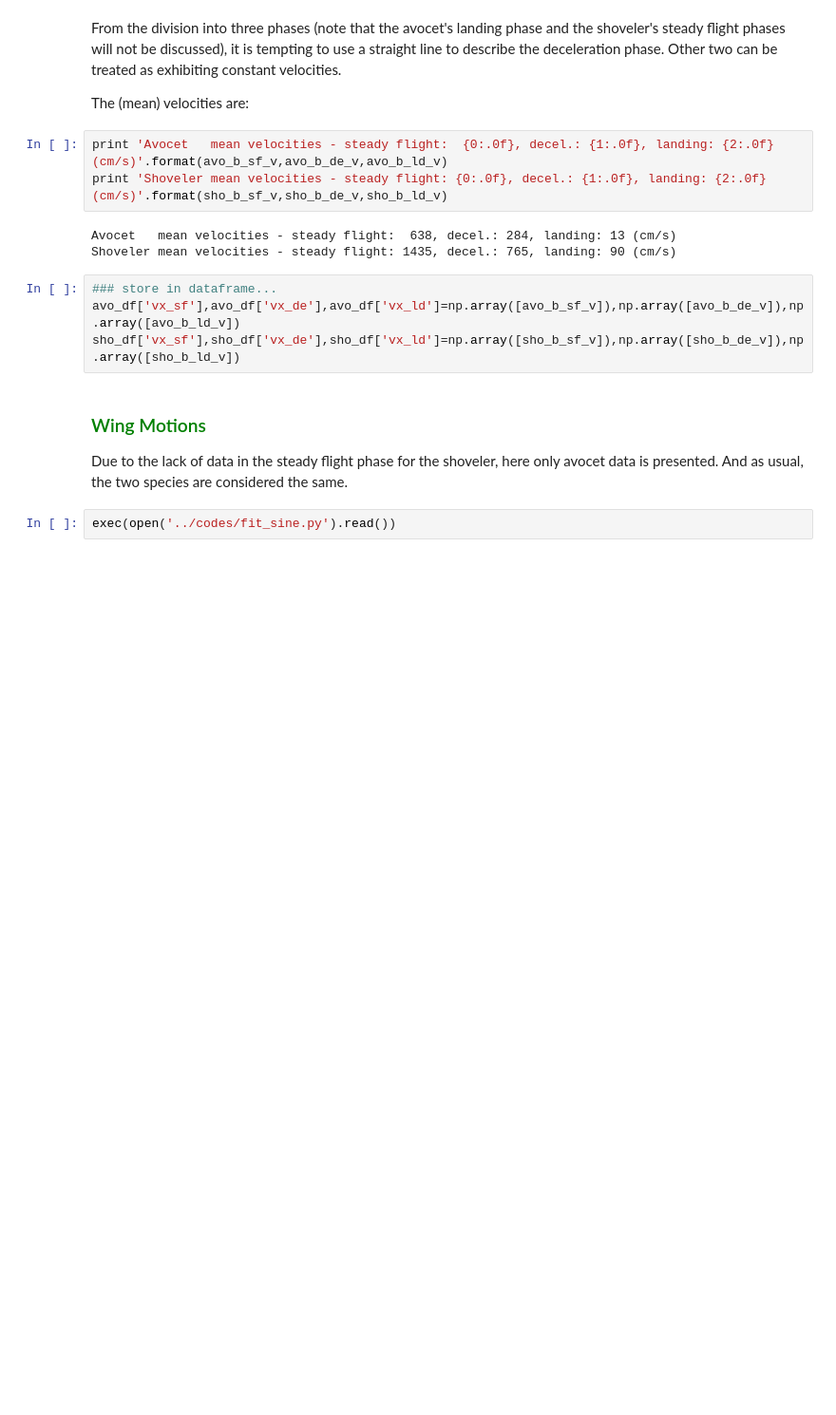
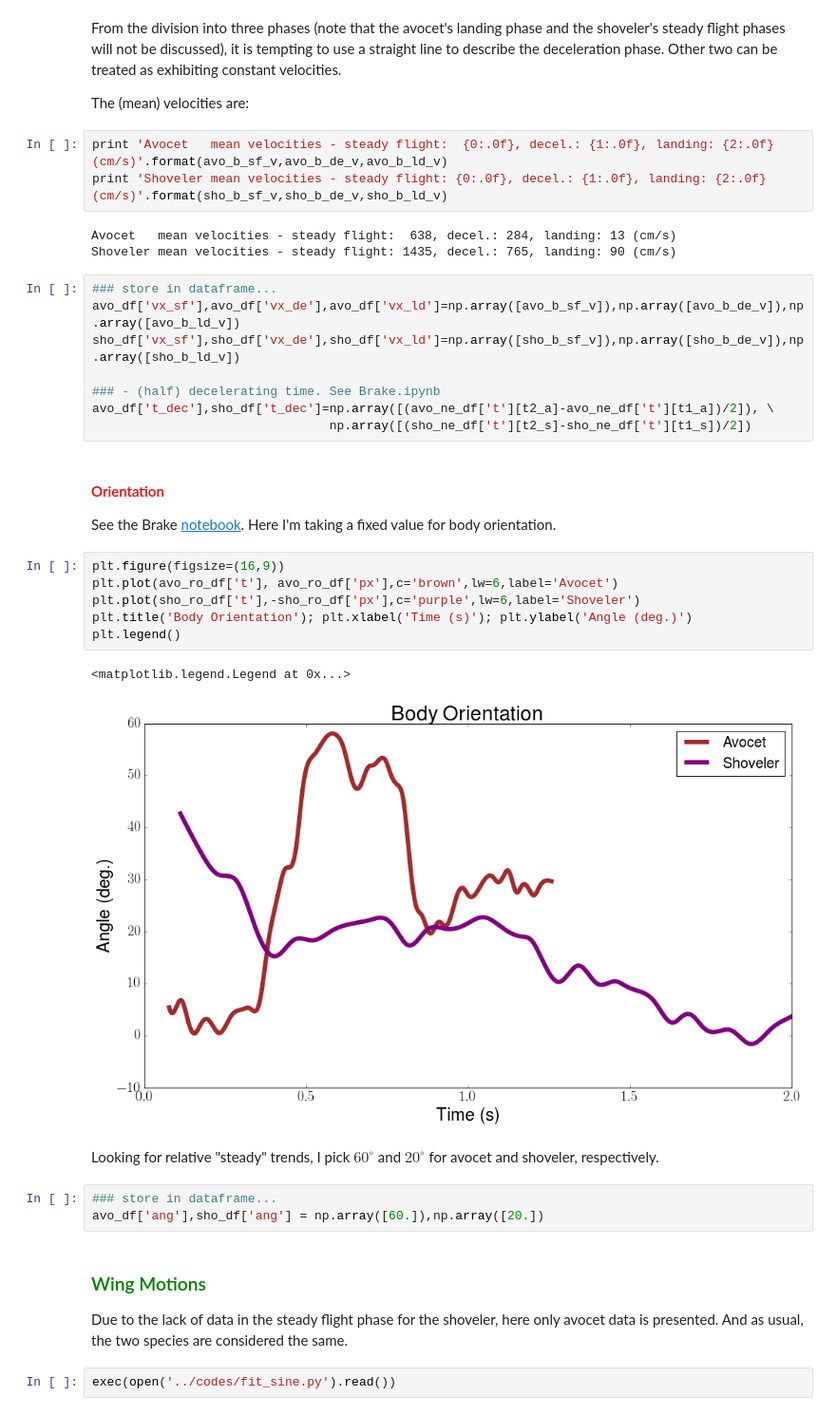
Before and after one commit to Ravirajadrangi/Biomechanics-of-Flight., a Jupyter notebook: others/estimates.ipynb, the cells around one changed output. Shown: that part at 95% size. Saved outputs shown, nothing was run; the diff lists cells and outputs as text; blank space fills up the shorter version.

Commit message:
done brake, found large discrepancies

```diff
--- a/others/estimates.ipynb
+++ b/others/estimates.ipynb
@@ -88,6 +76,27 @@ Shoveler mean velocities - steady flight: 1435, decel.: 765, landing: 90 (cm/s)
 ### store in dataframe...
 avo_df['vx_sf'],avo_df['vx_de'],avo_df['vx_ld']=np.array([avo_b_sf_v]),np.array([avo_b_de_v]),np.array([avo_b_ld_v])
 sho_df['vx_sf'],sho_df['vx_de'],sho_df['vx_ld']=np.array([sho_b_sf_v]),np.array([sho_b_de_v]),np.array([sho_b_ld_v])
+
+### - (half) decelerating time. See Brake.ipynb
+avo_df['t_dec'],sho_df['t_dec']=np.array([(avo_ne_df['t'][t2_a]-avo_ne_df['t'][t1_a])/2]), \
+                                np.array([(sho_ne_df['t'][t2_s]-sho_ne_df['t'][t1_s])/2])
+# %% [markdown]
+#### <font color="red">Orientation</font>
+See the Brake [notebook](https://github.com/Mipanox/ME303/tree/master/dynamics). Here I'm taking a fixed value for body orientation.
+# %%
+plt.figure(figsize=(16,9))
+plt.plot(avo_ro_df['t'], avo_ro_df['px'],c='brown',lw=6,label='Avocet')
+plt.plot(sho_ro_df['t'],-sho_ro_df['px'],c='purple',lw=6,label='Shoveler')
+plt.title('Body Orientation'); plt.xlabel('Time (s)'); plt.ylabel('Angle (deg.)')
+plt.legend()
+# %% [output]
+<matplotlib.legend.Legend at 0x...>
+[figure, added]
+# %% [markdown]
+Looking for relative "steady" trends, I pick $60^\circ$ and $20^\circ$ for avocet and shoveler, respectively.
+# %%
+### store in dataframe...
+avo_df['ang'],sho_df['ang'] = np.array([60.]),np.array([20.])
 # %% [markdown]
 ### <font color="green">Wing Motions</font>
 Due to the lack of data in the steady flight phase for the shoveler, here only avocet data is presented. And as usual, the two species are considered the same.
```
Also changed, not shown: parts of 8 cells of this notebook, 6 other files.
